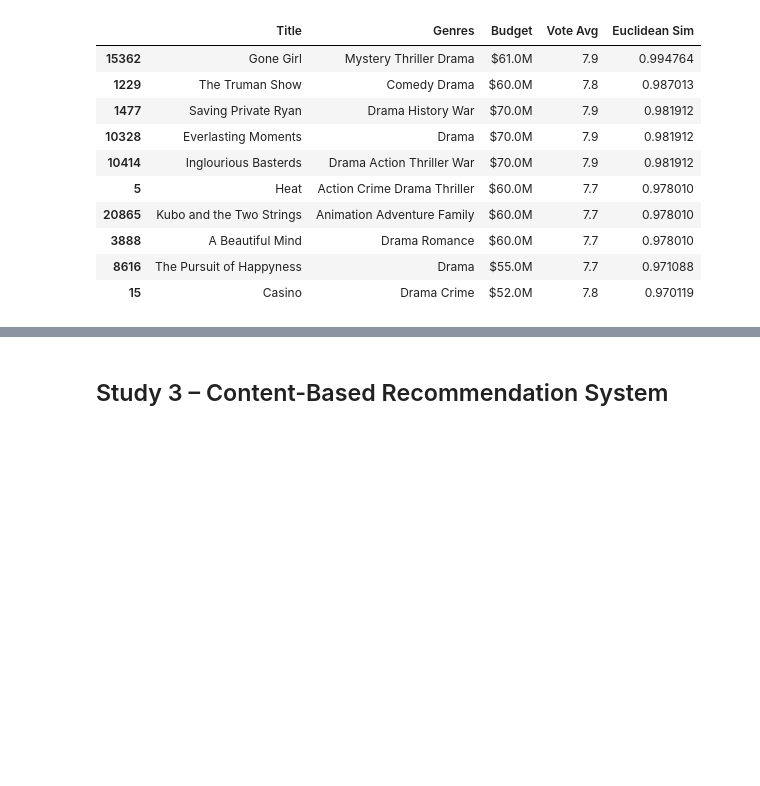
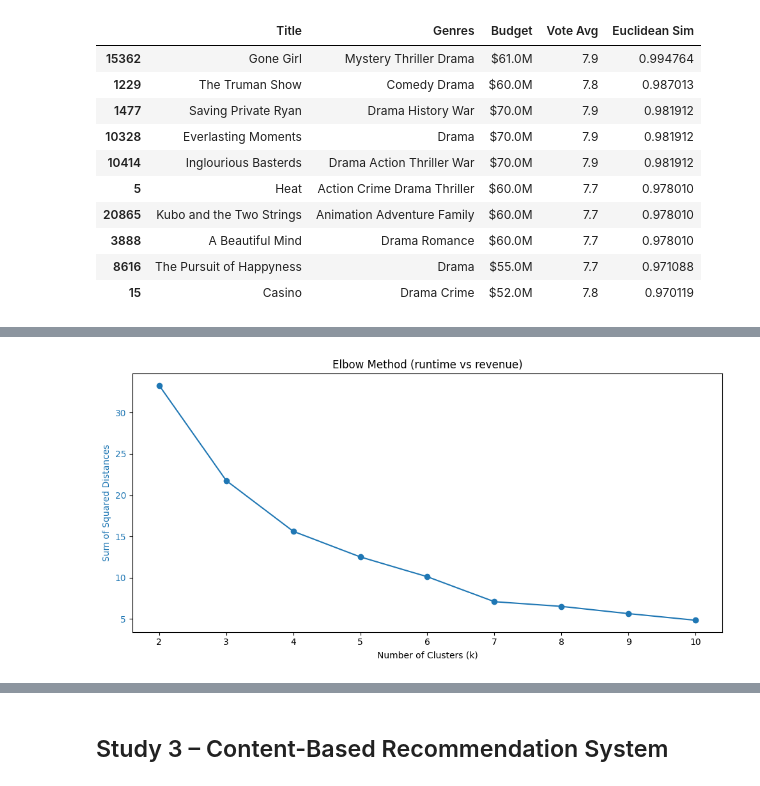
Before and after one commit to JCoji/DataScienceA2, a Jupyter notebook: A4 - Jonthan Cojita, Lucas Gavura.ipynb, the cells around one changed output, grey strips where cells are left out. Drawn from its saved outputs; the diff is of its cells as text; code cells hidden in the pictures; blank space fills up the shorter version.

```diff
--- a/A4 - Jonthan Cojita, Lucas Gavura.ipynb
+++ b/A4 - Jonthan Cojita, Lucas Gavura.ipynb
@@ -592,0 +596,22 @@ Attribute Pairs:
+# %%
+#Find ideal k for KMeans clustering using elbow method (runtime vs revenue)
+sum_squared_distances2 = []
+silhouette_scores2 = []
+for k in K:
+    kmeans = KMeans(n_clusters=k, random_state=42)
+    kmeans.fit(X2_train.dropna())
+    sum_squared_distances2.append(kmeans.inertia_)
+    silhouette_scores2.append(silhouette_score(X2_train.dropna(), kmeans.labels_))
+
+fig, ax1 = plt.subplots(figsize=(10, 5))
+color = 'tab:blue'
+ax1.set_xlabel('Number of Clusters (k)')
+ax1.set_ylabel('Sum of Squared Distances', color=color)
+ax1.plot(K, sum_squared_distances2, marker='o', color=color, label='Sum of Squared Distances')
+ax1.tick_params(axis='y', labelcolor=color)
+
+ax1.set_title('Elbow Method (runtime vs revenue)')
+fig.tight_layout()
+plt.show()
+# %% [output]
+[figure, added]
```
Also changed, not shown: parts of 15 cells of this notebook.
